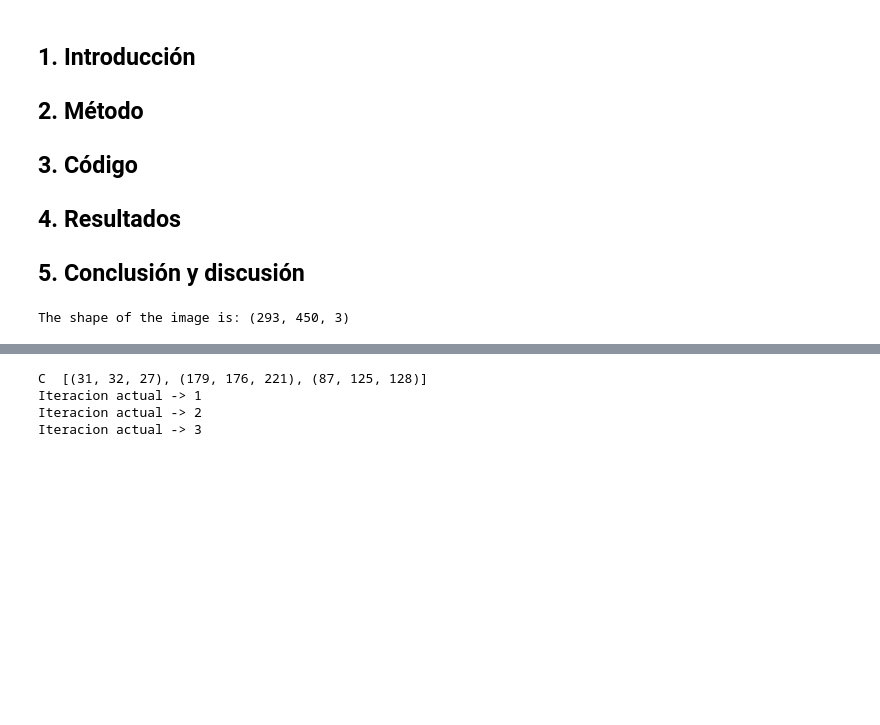
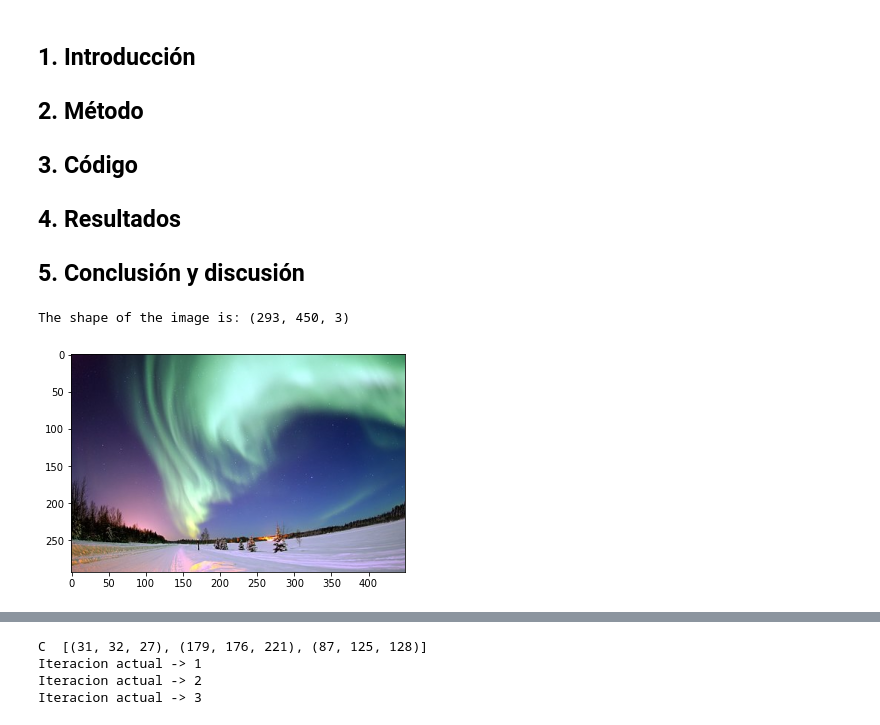
Before and after one commit to VivianGomez/t3_segmentation, a Jupyter notebook: t3_segmentation.ipynb, the cells around one changed output, grey strips where cells are left out. Drawn from its saved outputs; the diff is of its cells as text; code cells hidden in the pictures; blank space fills up the shorter version.

```diff
--- a/t3_segmentation.ipynb
+++ b/t3_segmentation.ipynb
@@ -24,4 +25,9 @@ url = "https://github.com/VivianGomez/t3_segmentation/blob/master/utils/images/1
 img = seg.download_image(url)
 # %% [output]
 The shape of the image is: (293, 450, 3)
+# %%
+plt.imshow(img)
+plt.show()
+# %% [output]
+[figure, added]
 # %%
```
Also changed, not shown: parts of 3 cells of this notebook, 2 other files.
